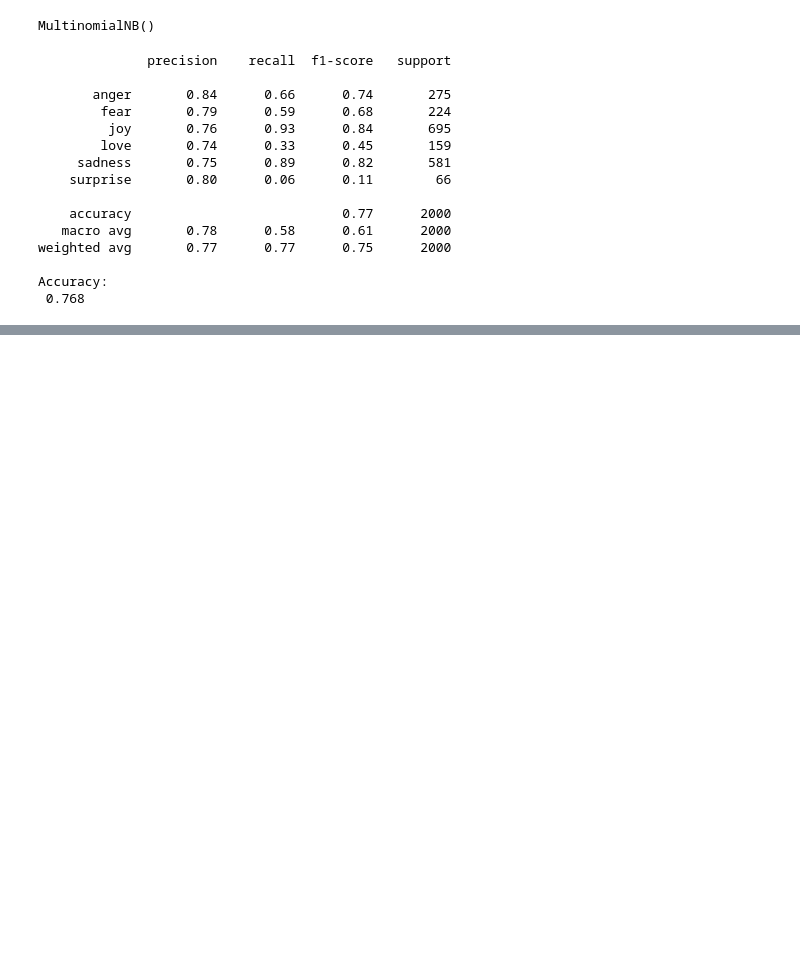
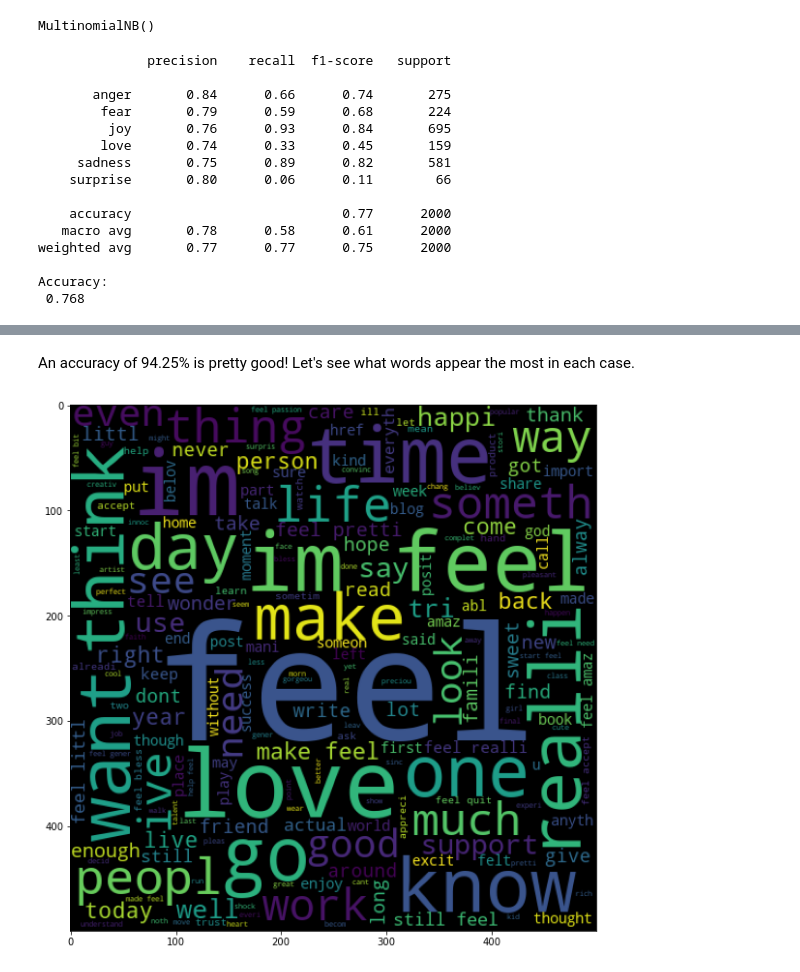
Before and after one commit to HLCarbon/Emotions-NLP, a Jupyter notebook: NLP_emotions.ipynb, the cells around one changed output, grey strips where cells are left out. Drawn from its saved outputs; the diff is of its cells as text; code cells hidden in the pictures; blank space fills up the shorter version.

```diff
--- a/NLP_emotions.ipynb
+++ b/NLP_emotions.ipynb
@@ -148,0 +152,3 @@ Accuracy:
+# %%
+train['positive'] = train.labels.map({'anger':0, 'fear':0, 'joy':1, 'love':1, 'sadness':0, 'surprise':1})
+test['positive'] = test.labels.map({'anger':0, 'fear':0, 'joy':1, 'love':1, 'sadness':0, 'surprise':1})
@@ -148,0 +192,11 @@ Accuracy:
+# %% [markdown]
+An accuracy of 94.25% is pretty good! Let's see what words appear the most in each case.
+# %%
+positive_words = ' '.join(list(train[train.positive == 1]['sentences']))
+#This will allow us to visualize the most common words that appear in a positive sentence
+positive_wc = WordCloud(width=500, height = 500).generate(positive_words)
+plt.figure(figsize = (10,10))
+plt.imshow(positive_wc)
+plt.show()
+# %% [output]
+[figure, added]
```
Also changed, not shown: parts of 6 cells of this notebook.
